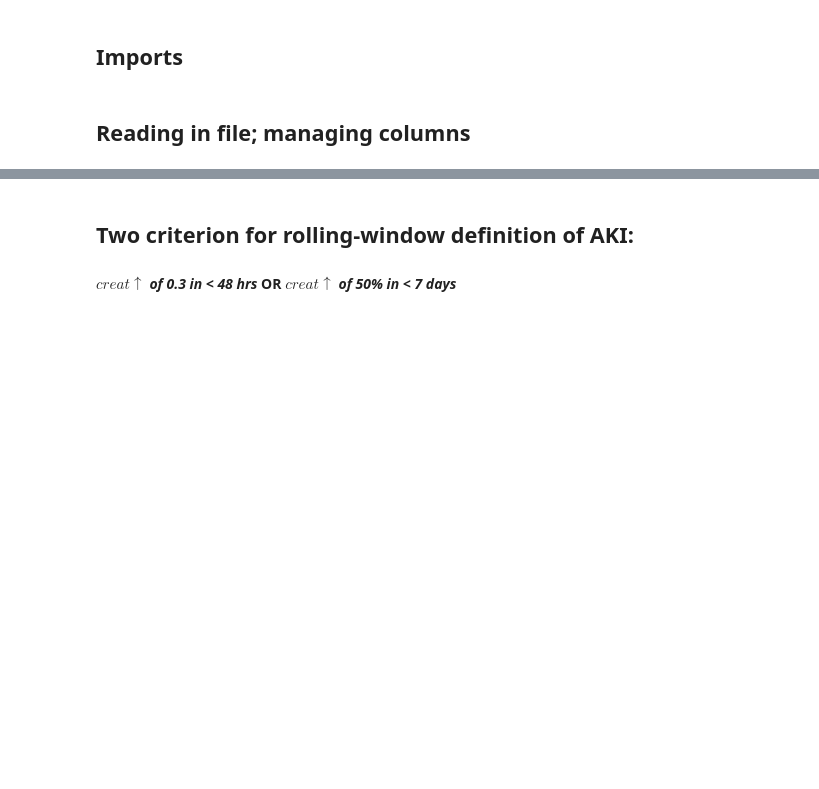
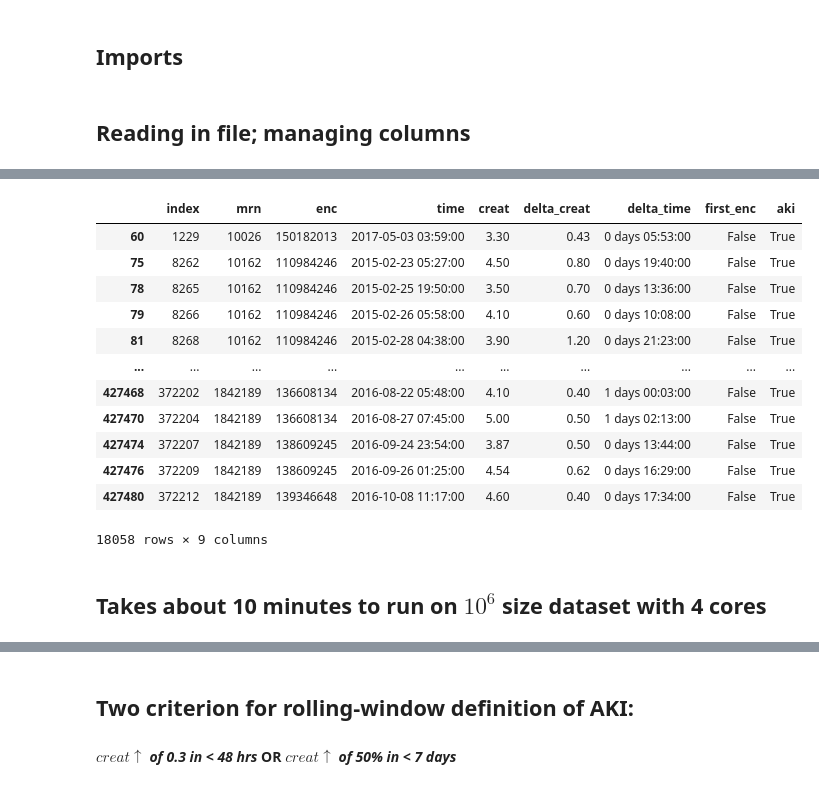
Before and after one commit to isaranwrap/StandardizingAKI, a Jupyter notebook: StandardizingAKIDefinition.ipynb, the cells around one changed output, grey strips where cells are left out. Cells and saved outputs as stored; diff of their text form; code cells hidden in the pictures; blank space fills up the shorter version.

```diff
--- a/StandardizingAKIDefinition.ipynb
+++ b/StandardizingAKIDefinition.ipynb
@@ -36,0 +162,18 @@ df['delta_time'] = delta_df['time'].shift(1)
+# %%
+d[(condition1 | condition2) & (d.delta_time != datetime.timedelta(0))]
+# %% [output]
+|  | index | mrn | enc | time | creat | delta_creat | delta_time | first_enc | aki |
+| 60 | 1229 | 10026 | 150182013 | 2017-05-03 03:59:00 | 3.30 | 0.43 | 0 days 05:53:00 | False | True |
+| 75 | 8262 | 10162 | 110984246 | 2015-02-23 05:27:00 | 4.50 | 0.80 | 0 days 19:40:00 | False | True |
+| 78 | 8265 | 10162 | 110984246 | 2015-02-25 19:50:00 | 3.50 | 0.70 | 0 days 13:36:00 | False | True |
+| 79 | 8266 | 10162 | 110984246 | 2015-02-26 05:58:00 | 4.10 | 0.60 | 0 days 10:08:00 | False | True |
+| 81 | 8268 | 10162 | 110984246 | 2015-02-28 04:38:00 | 3.90 | 1.20 | 0 days 21:23:00 | False | True |
+| ... | ... | ... | ... | ... | ... | ... | ... | ... | ... |
+| 427468 | 372202 | 1842189 | 136608134 | 2016-08-22 05:48:00 | 4.10 | 0.40 | 1 days 00:03:00 | False | True |
+| 427470 | 372204 | 1842189 | 136608134 | 2016-08-27 07:45:00 | 5.00 | 0.50 | 1 days 02:13:00 | False | True |
+| 427474 | 372207 | 1842189 | 138609245 | 2016-09-24 23:54:00 | 3.87 | 0.50 | 0 days 13:44:00 | False | True |
+| 427476 | 372209 | 1842189 | 138609245 | 2016-09-26 01:25:00 | 4.54 | 0.62 | 0 days 16:29:00 | False | True |
+| 427480 | 372212 | 1842189 | 139346648 | 2016-10-08 11:17:00 | 4.60 | 0.40 | 0 days 17:34:00 | False | True |
+18058 rows × 9 columns
+# %% [markdown]
+## Takes about 10 minutes to run on $10^6$ size dataset with 4 cores
```
Also changed, not shown: parts of 18 cells of this notebook.
